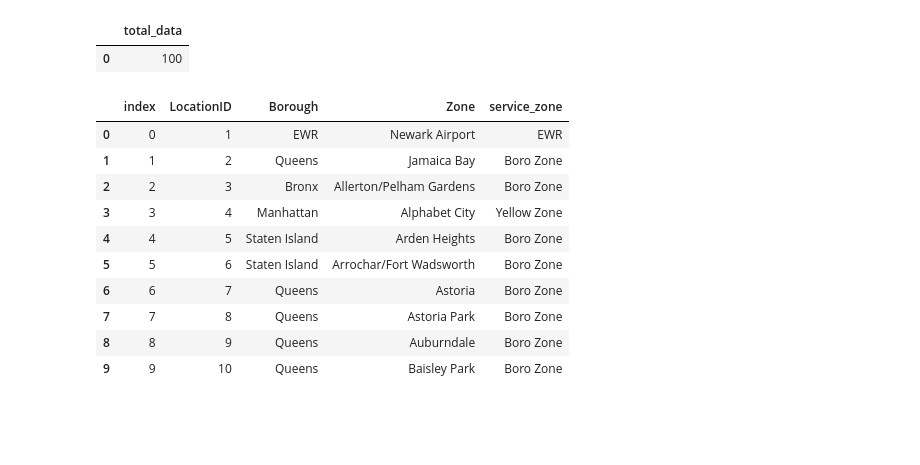
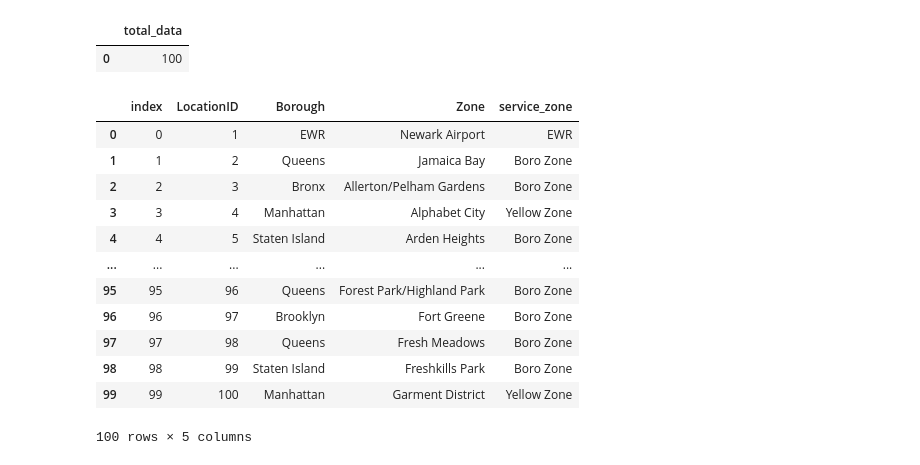
Before and after one commit to niaulans/DE-Zoomcamp2025, a Jupyter notebook: 01-docker-terraform/homework/homework_notebook.ipynb, the cells around one changed output. Drawn from its saved outputs; the diff is of its cells as text; code cells hidden in the pictures; blank space fills up the shorter version.

```diff
--- a/01-docker-terraform/homework/homework_notebook.ipynb
+++ b/01-docker-terraform/homework/homework_notebook.ipynb
@@ -231,23 +232,25 @@ pd.read_sql(query, con=engine)
 # %%
 query = """
 SELECT
     *
 FROM
     taxi_zones
-LIMIT 10;
+LIMIT 100;
 """
 
 pd.read_sql(query, con=engine)
 # %% [output]
 |  | index | LocationID | Borough | Zone | service_zone |
 | 0 | 0 | 1 | EWR | Newark Airport | EWR |
 | 1 | 1 | 2 | Queens | Jamaica Bay | Boro Zone |
 | 2 | 2 | 3 | Bronx | Allerton/Pelham Gardens | Boro Zone |
 | 3 | 3 | 4 | Manhattan | Alphabet City | Yellow Zone |
 | 4 | 4 | 5 | Staten Island | Arden Heights | Boro Zone |
-| 5 | 5 | 6 | Staten Island | Arrochar/Fort Wadsworth | Boro Zone |
-| 6 | 6 | 7 | Queens | Astoria | Boro Zone |
-| 7 | 7 | 8 | Queens | Astoria Park | Boro Zone |
-| 8 | 8 | 9 | Queens | Auburndale | Boro Zone |
-| 9 | 9 | 10 | Queens | Baisley Park | Boro Zone |
+| ... | ... | ... | ... | ... | ... |
+| 95 | 95 | 96 | Queens | Forest Park/Highland Park | Boro Zone |
+| 96 | 96 | 97 | Brooklyn | Fort Greene | Boro Zone |
+| 97 | 97 | 98 | Queens | Fresh Meadows | Boro Zone |
+| 98 | 98 | 99 | Staten Island | Freshkills Park | Boro Zone |
+| 99 | 99 | 100 | Manhattan | Garment District | Yellow Zone |
+100 rows × 5 columns
 # %% [markdown]
```
Also changed, not shown: parts of 12 cells of this notebook, 2 other files.
